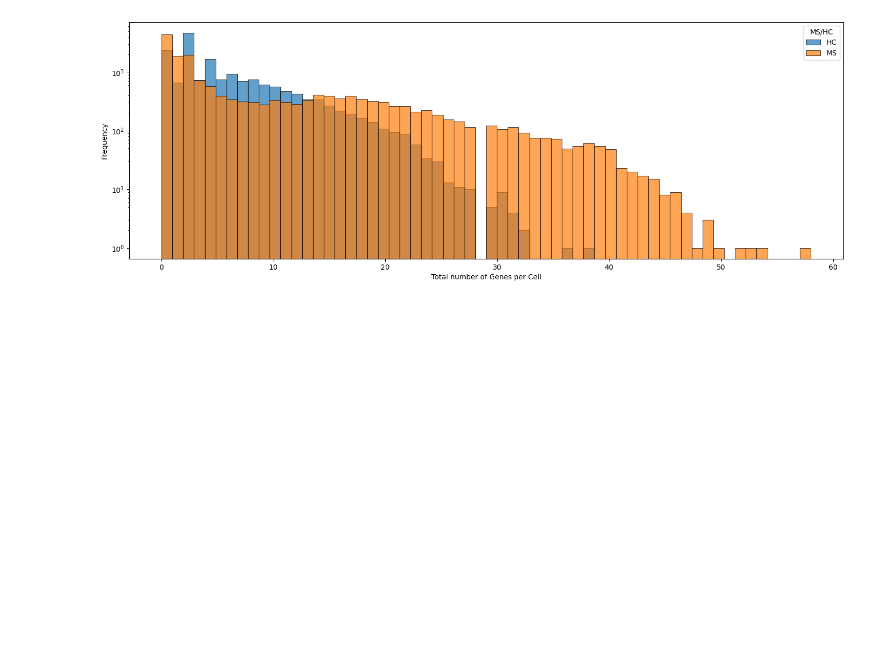
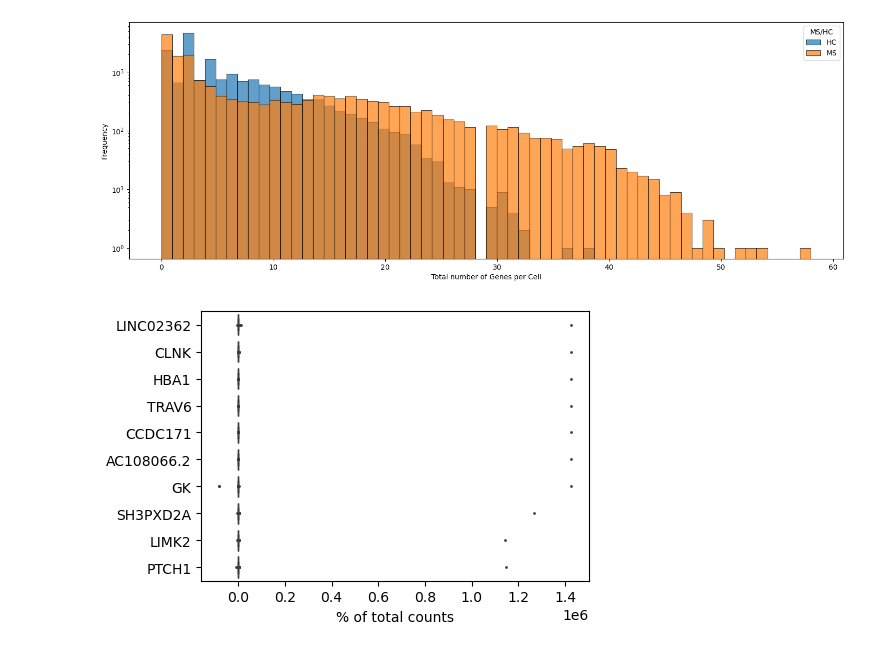
Before and after one commit to multi-omics-integration-for-MS/multi-omics-integration, a Jupyter notebook: 13_EDA_transcriptomic_dataset.ipynb, the cells around one changed output. Cells and saved outputs as stored; diff of their text form; code cells hidden in the pictures; blank space fills up the shorter version.

Commit message:
clustering transc

```diff
--- a/13_EDA_transcriptomic_dataset.ipynb
+++ b/13_EDA_transcriptomic_dataset.ipynb
@@ -124,6 +123,8 @@ AnnData object with n_obs × n_vars = 247976 × 2789
     varm: 'PCs'
 # %%
 adata.write('write/transcriptomic_preproc.h5ad')
+# %%
+adata = sc.read('transcriptomic_preproc')
 # %% [markdown]
 ### Plots
 # %%
@@ -192,3 +193,7 @@ plt.xlabel('Total number of Genes per Cell')
 plt.show()
 # %% [output]
 [figure]
+# %%
+sc.pl.highest_expr_genes(adata, n_top=10)
+# %% [output]
+[figure, added]
```
Also changed, not shown: parts of 2 cells of this notebook, 6 other files.
